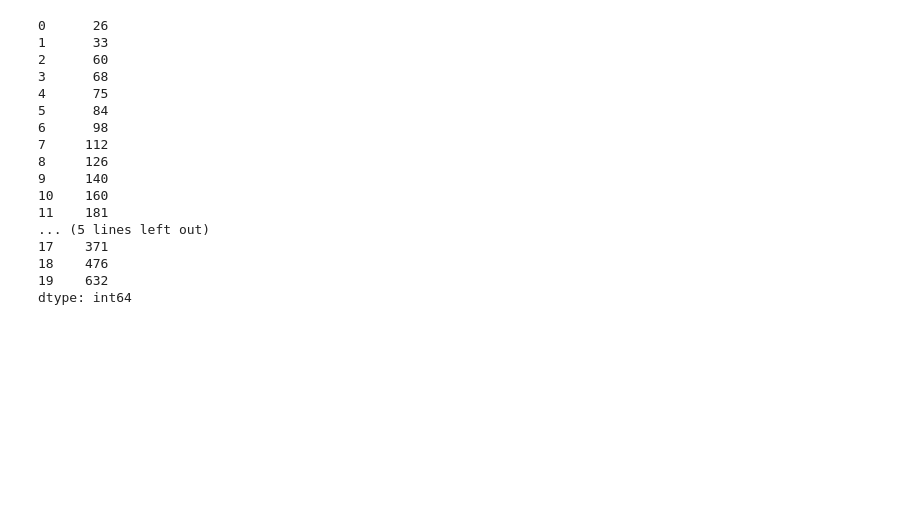
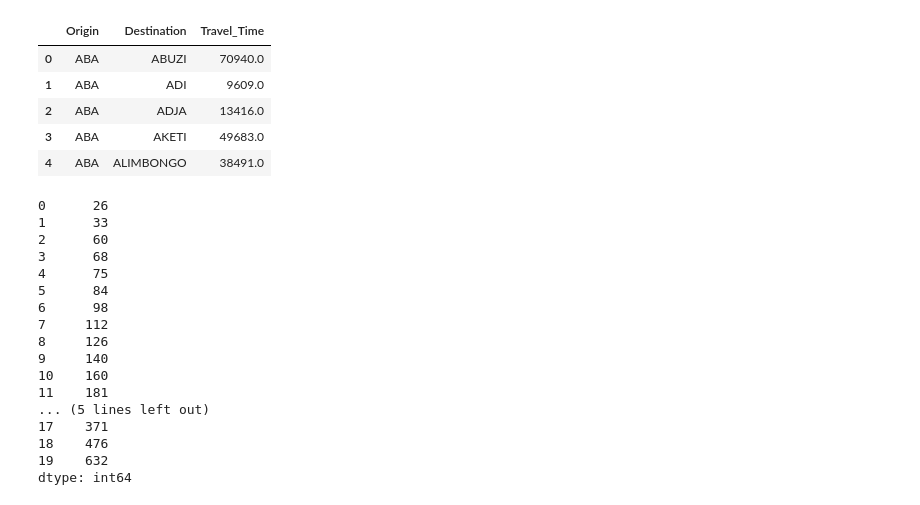
Before and after one commit to NSSAC/DRC_Ebola_2018, a Jupyter notebook: notebooks/DRC_NK_grav_patchsim.ipynb, the cells around one changed output. Drawn from its saved outputs; the diff is of its cells as text; code cells hidden in the pictures; blank space fills up the shorter version.

```diff
--- a/notebooks/DRC_NK_grav_patchsim.ipynb
+++ b/notebooks/DRC_NK_grav_patchsim.ipynb
@@ -20 +48,10 @@ import matplotlib.pyplot as plt
+# %%
+od_matrix.head()
+# %% [output]
+|  | Origin | Destination | Travel_Time |
+| 0 | ABA | ABUZI | 70940.0 |
+| 1 | ABA | ADI | 9609.0 |
+| 2 | ABA | ADJA | 13416.0 |
+| 3 | ABA | AKETI | 49683.0 |
+| 4 | ABA | ALIMBONGO | 38491.0 |
 # %%
```
Also changed, not shown: parts of 3 cells of this notebook, 4 other files.
